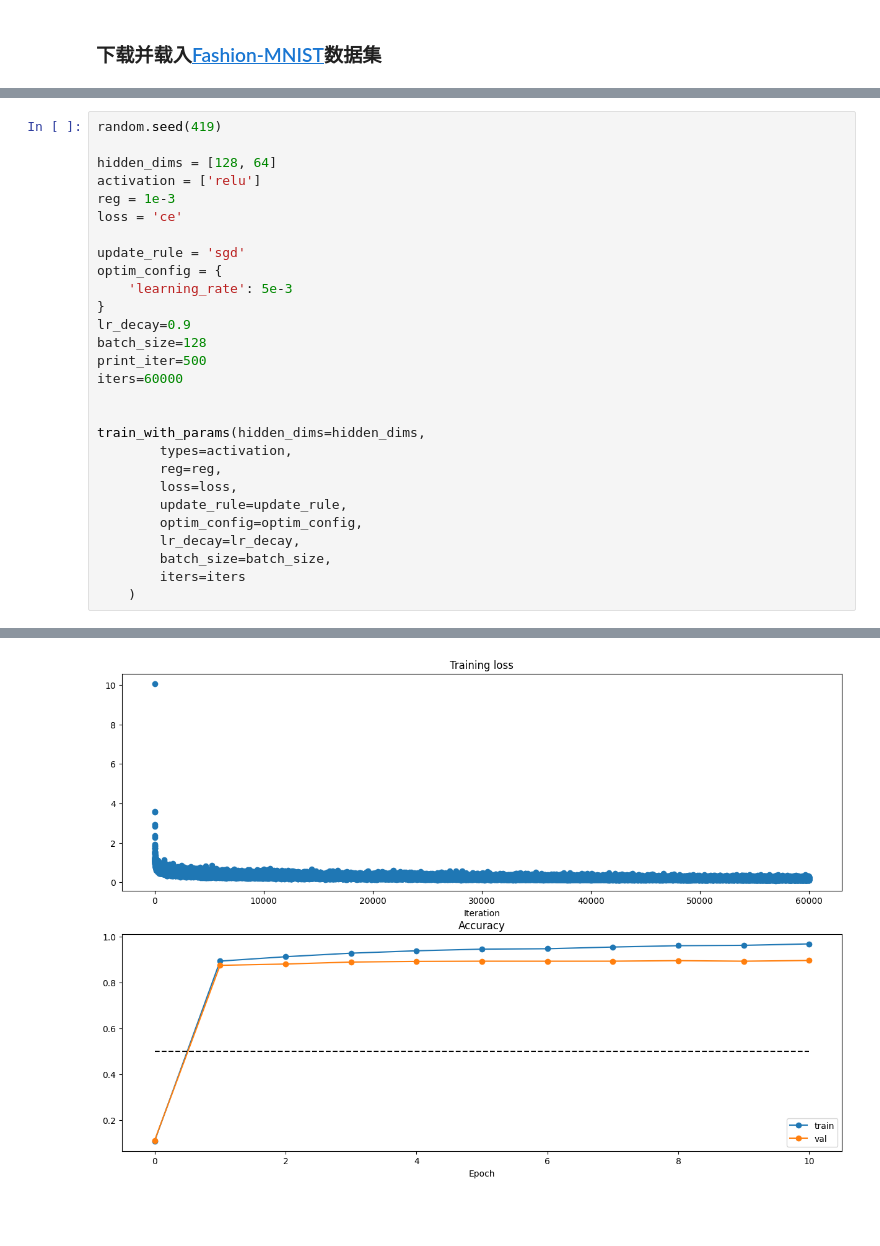
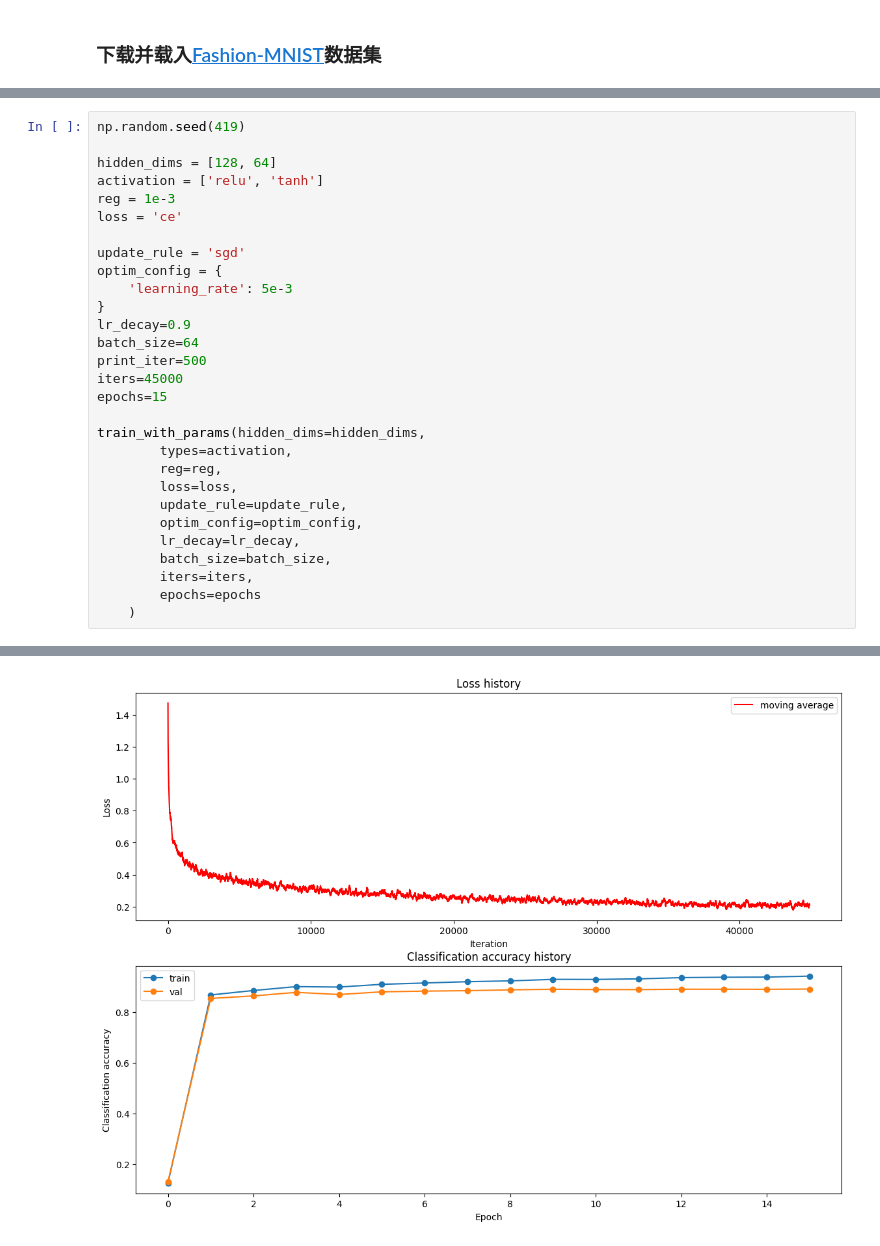
Before and after one commit to mango7789/Computer-Vision-DATA130051, a Jupyter notebook: 作业一/main.ipynb, the cells around one changed output, grey strips where cells are left out. Drawn from its saved outputs; the diff is of its cells as text; blank space fills up the shorter version.

Commit message:
hw1: finish the stat plot

````diff
--- a/作业一/main.ipynb
+++ b/作业一/main.ipynb
@@ -66,8 +70,8 @@ def train_with_params(
 # %%
-random.seed(419)
+np.random.seed(419)
 
 hidden_dims = [128, 64]
-activation = ['relu']
+activation = ['relu', 'tanh']
 reg = 1e-3
 loss = 'ce'
 
@@ -76,10 +80,10 @@ optim_config = {
     'learning_rate': 5e-3
 }
 lr_decay=0.9
-batch_size=128
+batch_size=64
 print_iter=500
-iters=60000
-
+iters=45000
+epochs=15
 
 train_with_params(hidden_dims=hidden_dims,
         types=activation,
@@ -89,6 +93,7 @@ train_with_params(hidden_dims=hidden_dims,
         optim_config=optim_config,
         lr_decay=lr_decay,
         batch_size=batch_size,
-        iters=iters
+        iters=iters,
+        epochs=epochs
     )
 # %% [output]
@@ -112,3 +117,3 @@ train_with_params(hidden_dims=hidden_dims,
-[figure, old version]
+[figure, new version]
 # %% [markdown]
 ```python
````
Also changed, not shown: parts of 3 cells of this notebook, 2 other files.
